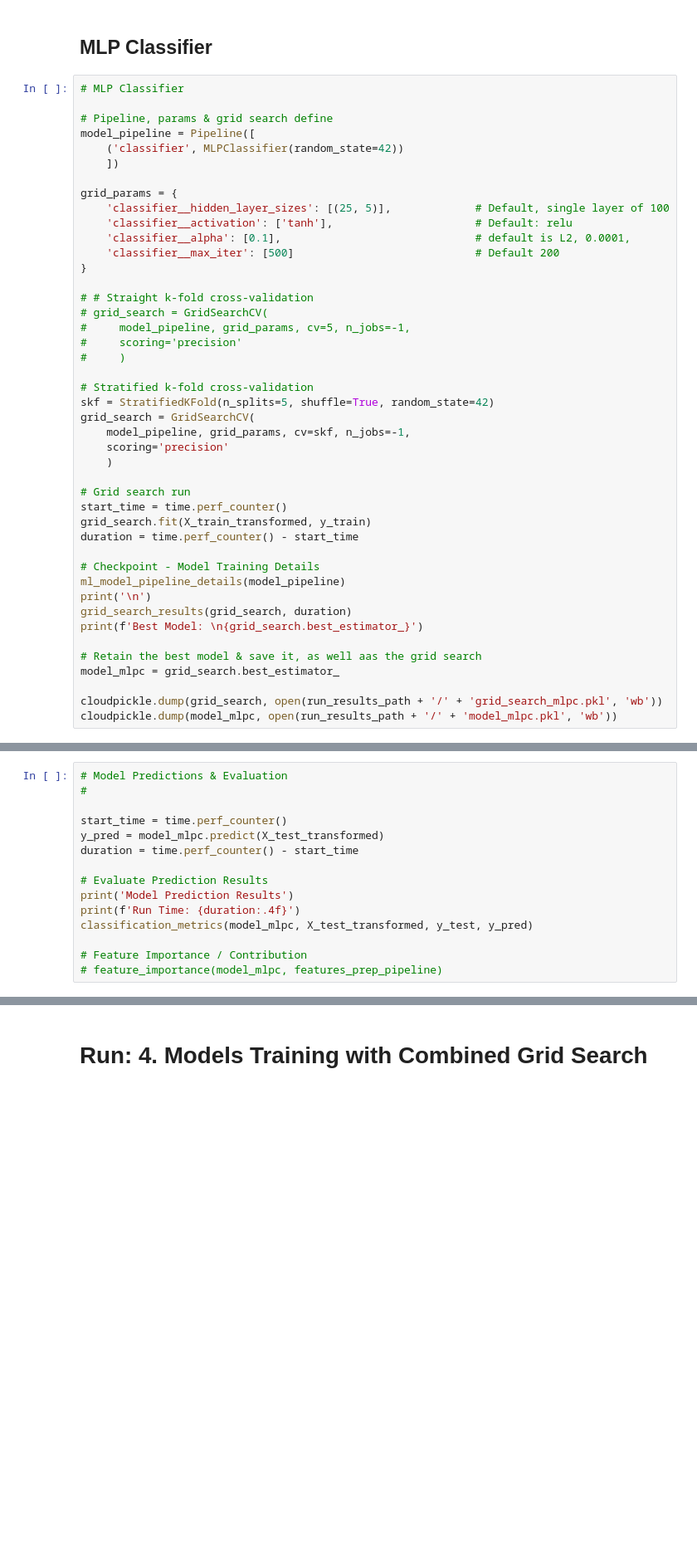
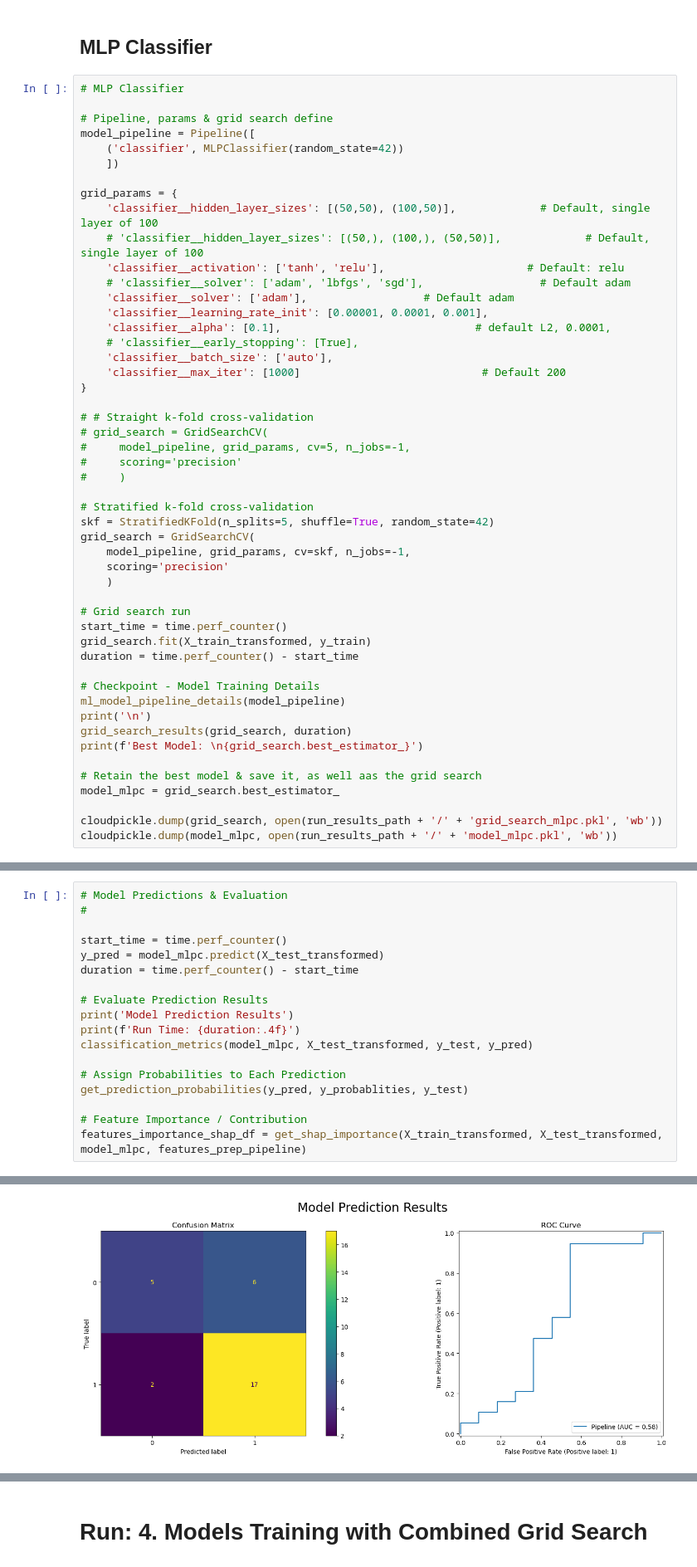
Before and after one commit to StuartG24/EEG_ML_Pipeline, a Jupyter notebook: Notebooks/2_ML_Features_Selection_Training_v6.ipynb, the cells around one changed output, grey strips where cells are left out. Shown at 83% size. Cells and saved outputs as stored; diff of their text form; blank space fills up the shorter version.

```diff
--- a/Notebooks/2_ML_Features_Selection_Training_v6.ipynb
+++ b/Notebooks/2_ML_Features_Selection_Training_v6.ipynb
@@ -970,10 +1060,16 @@ model_pipeline = Pipeline([
     ])
 
 grid_params = {
-    'classifier__hidden_layer_sizes': [(25, 5)],             # Default, single layer of 100
-    'classifier__activation': ['tanh'],                      # Default: relu
-    'classifier__alpha': [0.1],                              # default is L2, 0.0001,
-    'classifier__max_iter': [500]                            # Default 200
+    'classifier__hidden_layer_sizes': [(50,50), (100,50)],             # Default, single layer of 100
+    # 'classifier__hidden_layer_sizes': [(50,), (100,), (50,50)],             # Default, single layer of 100
+    'classifier__activation': ['tanh', 'relu'],                      # Default: relu
+    # 'classifier__solver': ['adam', 'lbfgs', 'sgd'],                  # Default adam
+    'classifier__solver': ['adam'],                  # Default adam
+    'classifier__learning_rate_init': [0.00001, 0.0001, 0.001],
+    'classifier__alpha': [0.1],                              # default L2, 0.0001,
+    # 'classifier__early_stopping': [True],
+    'classifier__batch_size': ['auto'],
+    'classifier__max_iter': [1000]                            # Default 200
 }
 
 # # Straight k-fold cross-validation
@@ -1018,5 +1149,9 @@ print('Model Prediction Results')
 print(f'Run Time: {duration:.4f}')
 classification_metrics(model_mlpc, X_test_transformed, y_test, y_pred)
 
+# Assign Probabilities to Each Prediction
+get_prediction_probabilities(y_pred, y_probablities, y_test)
+
 # Feature Importance / Contribution
-# feature_importance(model_mlpc, features_prep_pipeline)
+features_importance_shap_df = get_shap_importance(X_train_transformed, X_test_transformed, model_mlpc, features_prep_pipeline)
+# %% [output]
@@ -1022,0 +1173 @@ classification_metrics(model_mlpc, X_test_transformed, y_test, y_pred)
+[figure, added]
```
Also changed, not shown: parts of 9 cells of this notebook, 4 other files.
